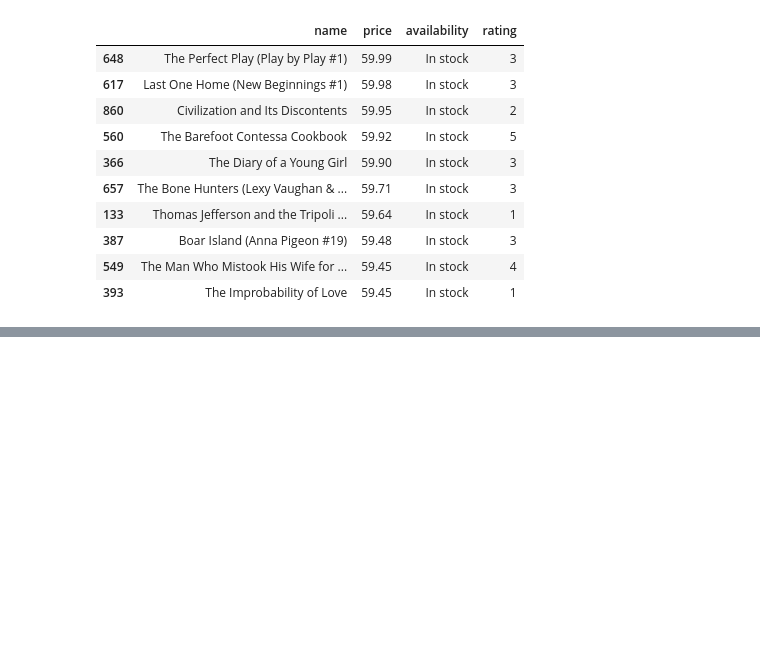
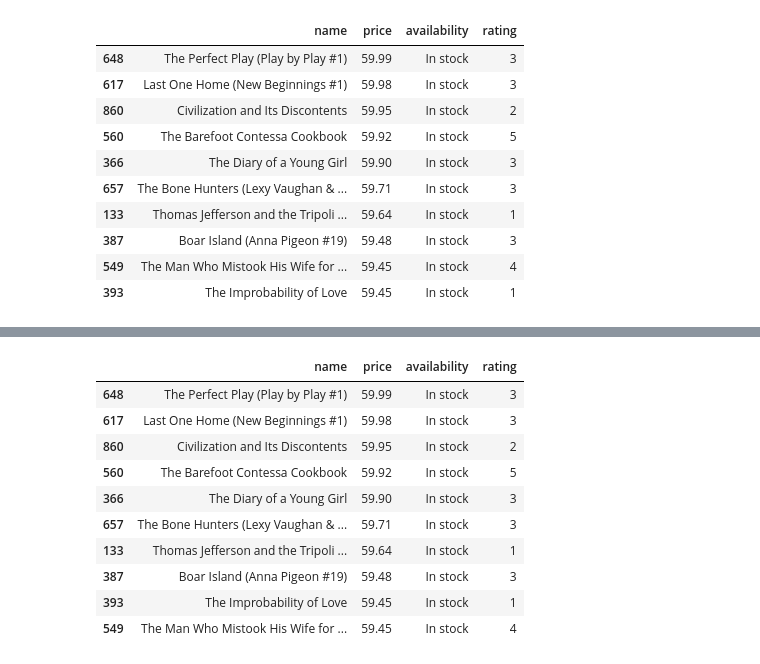
Before and after one commit to Ronyfranzini84/monitoramento_preco, a Jupyter notebook: main.ipynb, the cells around one changed output, grey strips where cells are left out. Saved outputs shown, nothing was run; the diff lists cells and outputs as text; code cells hidden in the pictures; blank space fills up the shorter version.

```diff
--- a/main.ipynb
+++ b/main.ipynb
@@ -228,0 +264,16 @@ display(most_expensive.head(10))
+# %%
+most_expensive_book = df_all_products.nlargest(10, 'price')
+
+display(most_expensive_book)
+# %% [output]
+|  | name | price | availability | rating |
+| 648 | The Perfect Play (Play by Play #1) | 59.99 | In stock | 3 |
+| 617 | Last One Home (New Beginnings #1) | 59.98 | In stock | 3 |
+| 860 | Civilization and Its Discontents | 59.95 | In stock | 2 |
+| 560 | The Barefoot Contessa Cookbook | 59.92 | In stock | 5 |
+| 366 | The Diary of a Young Girl | 59.90 | In stock | 3 |
+| 657 | The Bone Hunters (Lexy Vaughan & ... | 59.71 | In stock | 3 |
+| 133 | Thomas Jefferson and the Tripoli ... | 59.64 | In stock | 1 |
+| 387 | Boar Island (Anna Pigeon #19) | 59.48 | In stock | 3 |
+| 393 | The Improbability of Love | 59.45 | In stock | 1 |
+| 549 | The Man Who Mistook His Wife for ... | 59.45 | In stock | 4 |
```
Also changed, not shown: parts of 13 cells of this notebook, 2 other files.
